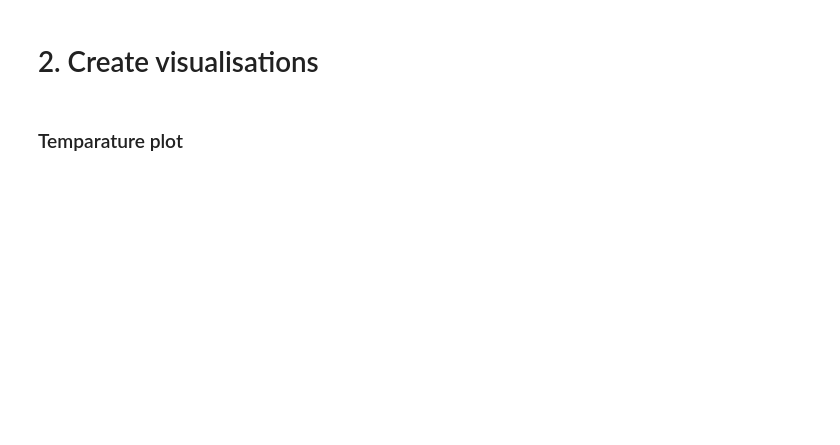
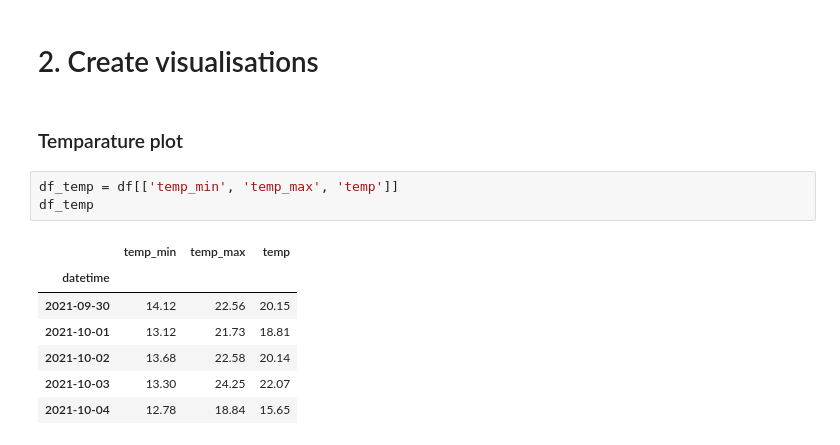
Before and after one commit to ruankie/weather-report, a Jupyter notebook: forecast_template.ipynb, the cells around one changed output. Cells and saved outputs as stored; diff of their text form; blank space fills up the shorter version.

```diff
--- a/forecast_template.ipynb
+++ b/forecast_template.ipynb
@@ -59,6 +75,17 @@ df.head()
 # 2. Create visualisations
 # %% [markdown]
 ### Temparature plot
+# %%
+df_temp = df[['temp_min', 'temp_max', 'temp']]
+df_temp
+# %% [output]
+|  | temp_min | temp_max | temp |
+| datetime |  |  |  |
+| 2021-09-30 | 14.12 | 22.56 | 20.15 |
+| 2021-10-01 | 13.12 | 21.73 | 18.81 |
+| 2021-10-02 | 13.68 | 22.58 | 20.14 |
+| 2021-10-03 | 13.30 | 24.25 | 22.07 |
+| 2021-10-04 | 12.78 | 18.84 | 15.65 |
 # %%
 # Plotting the temperature for the next 5 days
 fig = plt.figure()
```
Also changed, not shown: parts of 16 cells of this notebook, 11 other files.
